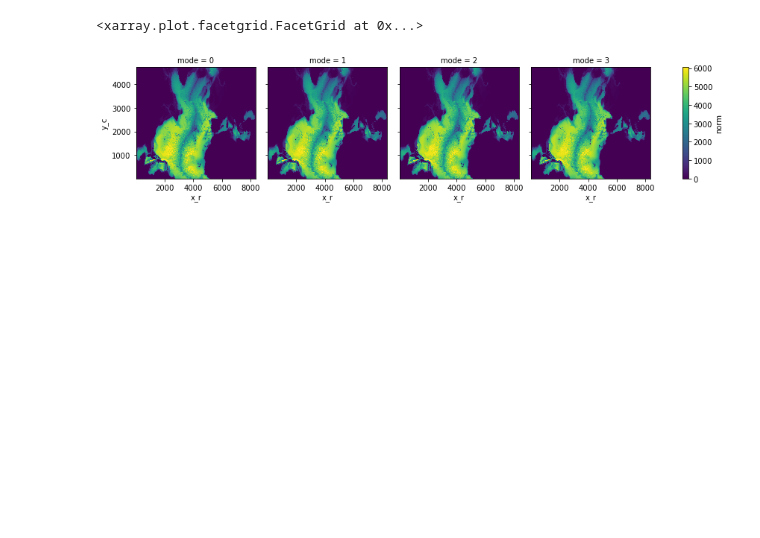
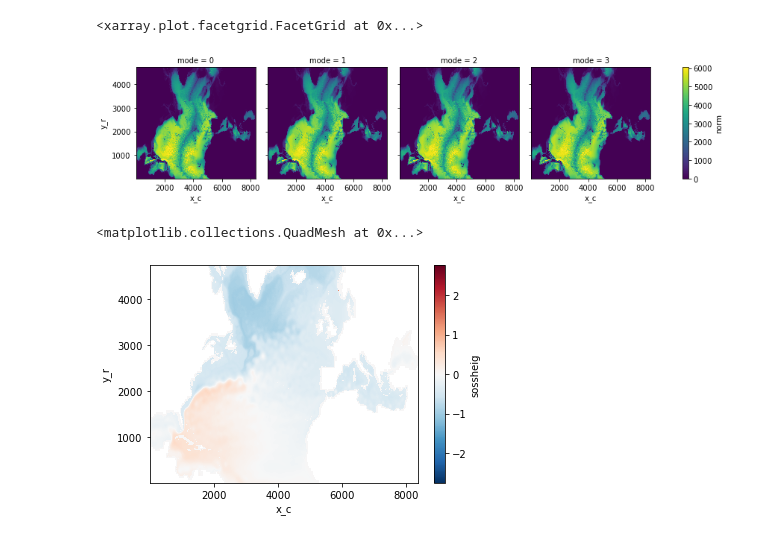
Before and after one commit to NoeLahaye/ITideNATL, a Jupyter notebook: processing/pre_proj/interp_vmode_phi_uv.ipynb, the cells around one changed output. Drawn from its saved outputs; the diff is of its cells as text; code cells hidden in the pictures; blank space fills up the shorter version.

```diff
--- a/processing/pre_proj/interp_vmode_phi_uv.ipynb
+++ b/processing/pre_proj/interp_vmode_phi_uv.ipynb
@@ -25,10 +26,9 @@ client
 # %%
 ### define what to do, whic files to read, which variables, etc.
 
-which_uv = "u" # "v"
+which_uv = "v" # "v"
 chunks = {"x":-1, "y":100, "z":10}
 
-scratch = Path(os.getenv("SCRATCHDIR"))
 worksha = Path(os.getenv("WORKS"))
 workdir = Path(os.getenv("WORK1"))
 
@@ -371,3 +264,8 @@ ds_re.norm.isel(mode=slice(0,4)).plot(col="mode")
 # %% [output]
 <xarray.plot.facetgrid.FacetGrid at 0x...>
 [figure]
+# %%
+ds_re.sossheig.plot()
+# %% [output]
+<matplotlib.collections.QuadMesh at 0x...>
+[figure, added]
```
Also changed, not shown: parts of 12 cells of this notebook, 4 other files.
